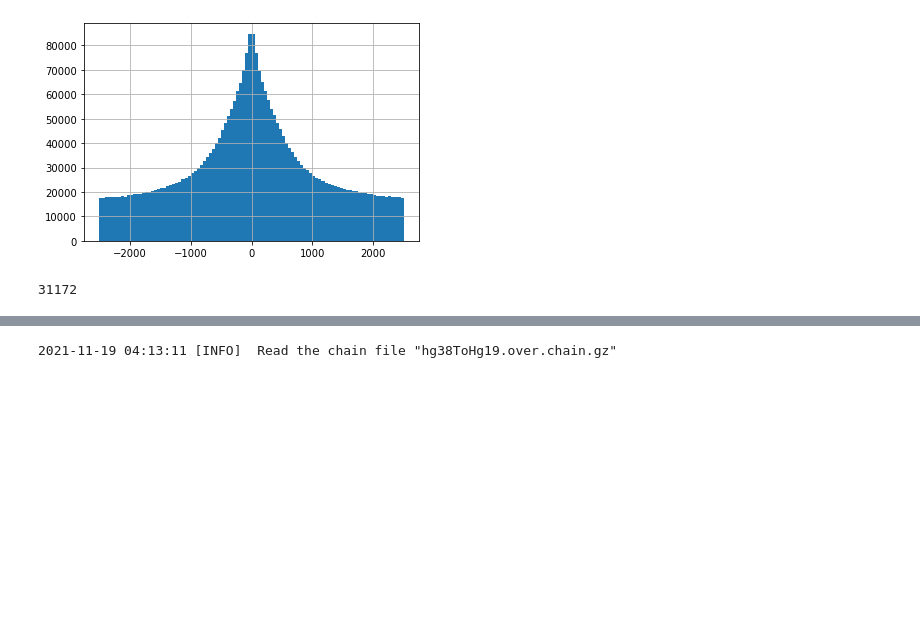
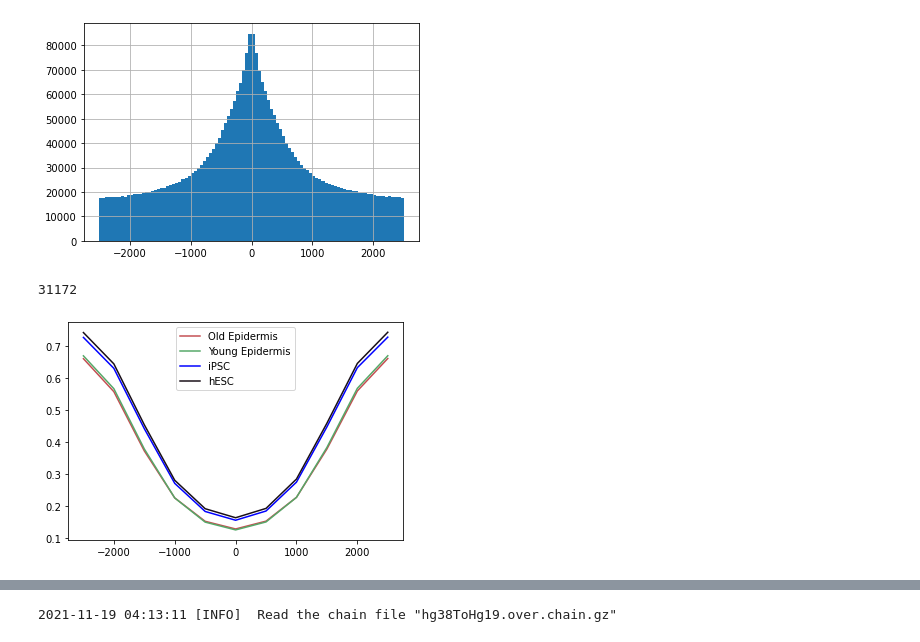
Before and after one commit to moqri/aging_2021, a Jupyter notebook: index/index-Copy1.ipynb, the cells around one changed output, grey strips where cells are left out. Cells and saved outputs as stored; diff of their text form; code cells hidden in the pictures; blank space fills up the shorter version.

```diff
--- a/index/index-Copy1.ipynb
+++ b/index/index-Copy1.ipynb
@@ -174,2 +203,10 @@ df['dq']=pd.qcut(df.d,11)
+# %%
+pl=df.groupby('dq').mean()[skin]
+pl.columns=skin_t
+pl.index=list(range(-2500,2501,500))
+ax=sns.lineplot(data=pl,dashes=False,hue_order=skin_t[::-1],
+                palette = sns.color_palette(["#c44e52","#55a868","#0000FF","#180e17"]))
+# %% [output]
+[figure, added]
 # %%
 dl=df[df.h9<.2]
```
Also changed, not shown: parts of 44 cells of this notebook.
